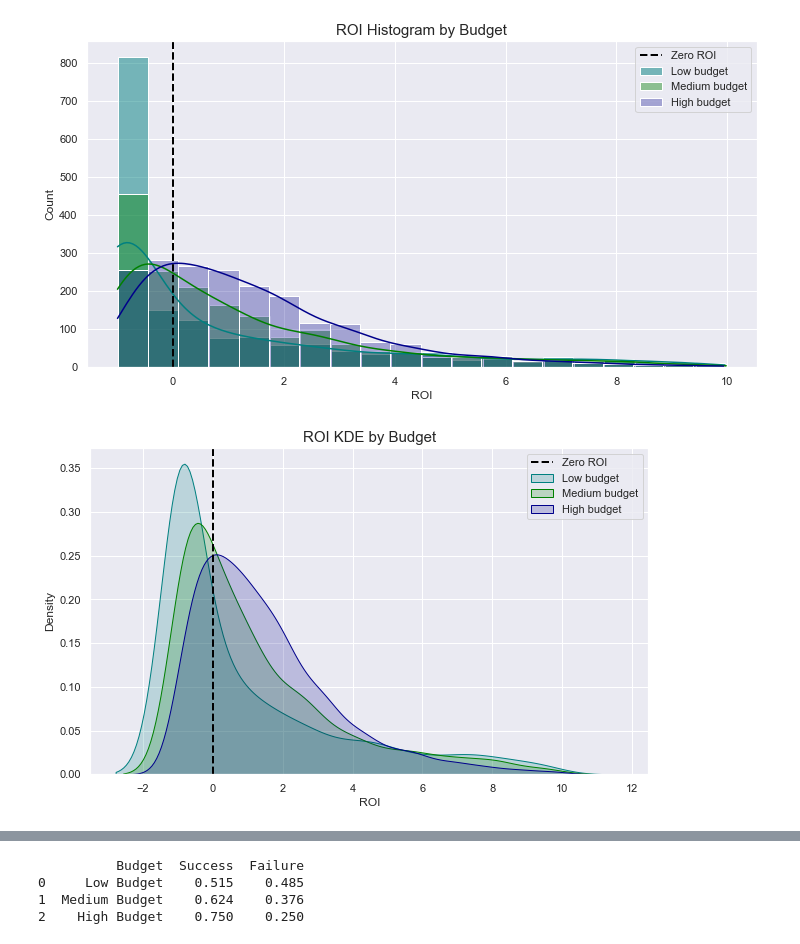
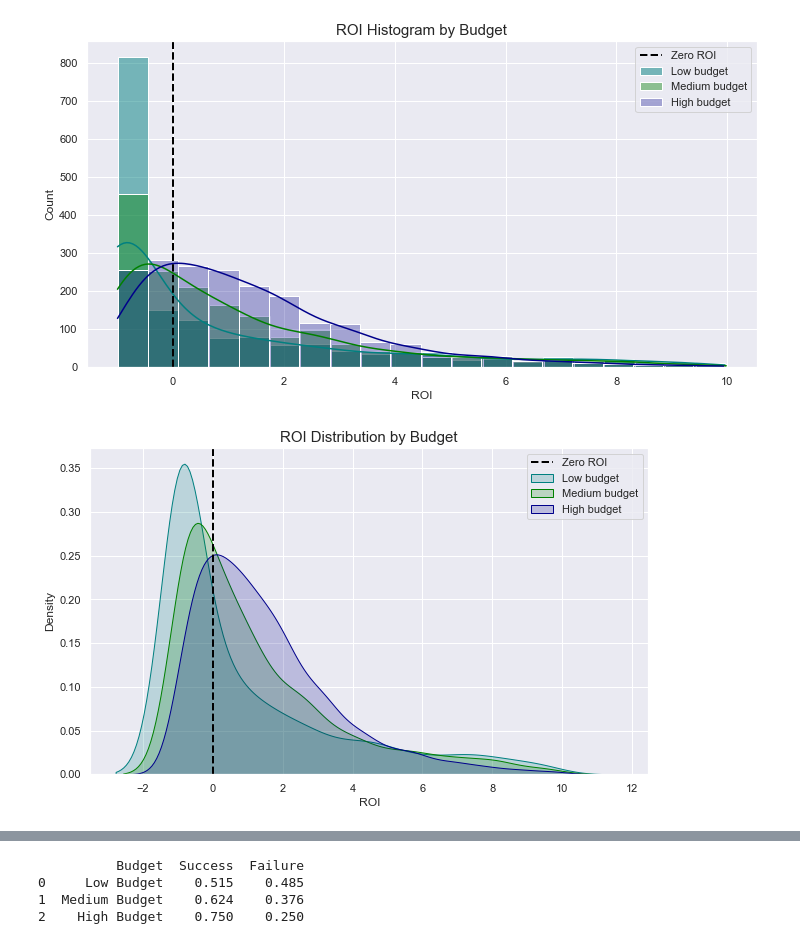
Before and after one commit to Limonada24/Capstone-Project-1, a Jupyter notebook: Exploration and Visualization.ipynb, the cells around one changed output, grey strips where cells are left out. Saved outputs shown, nothing was run; the diff lists cells and outputs as text; code cells hidden in the pictures.

```diff
--- a/Exploration and Visualization.ipynb
+++ b/Exploration and Visualization.ipynb
@@ -276,6 +276,7 @@ max       497.750000
 Name: ROI, dtype: float64
 # %%
 fig, ax = plt.subplots(figsize=(8,6))
+sns.set(color_codes=True)
 sns.regplot(x=(clean_low_budget['production_budget']/1000000), y=clean_low_budget['ROI'], color = 'teal', marker = '.')
 ax.set_xlabel('Budget in Millions')
 ax.set_title('Low Budget Movies');
@@ -578,11 +588,12 @@ ax.legend();
 # %%
 fig, ax = plt.subplots(figsize=(10,6))
 sns.set(color_codes=True)
 sns.kdeplot(cleanclean_low['ROI'], color = 'teal',  fill = True, label = 'Low budget', legend = True, alpha = .2, linewidth = 1)
 sns.kdeplot(cleanclean_medium['ROI'], color = 'green',fill = True, label = 'Medium budget', legend = True, alpha = .2, linewidth = 1 )
 sns.kdeplot(cleanclean_high['ROI'], color = 'darkblue',fill = True, label = 'High budget', alpha = .2, linewidth = 1)
 ax.axvline(0,color='black',linestyle='--',lw=2,label='Zero ROI')
-ax.set_title('ROI KDE by Budget', fontsize = 15)
+ax.set_title('ROI Distribution by Budget', fontsize = 15)
 ax.legend();
+plt.savefig('KDE_roi.png')
 # %% [output]
-[figure, old version]
+[figure, new version]
```
Also changed, not shown: parts of 7 cells of this notebook, 1 other file.
